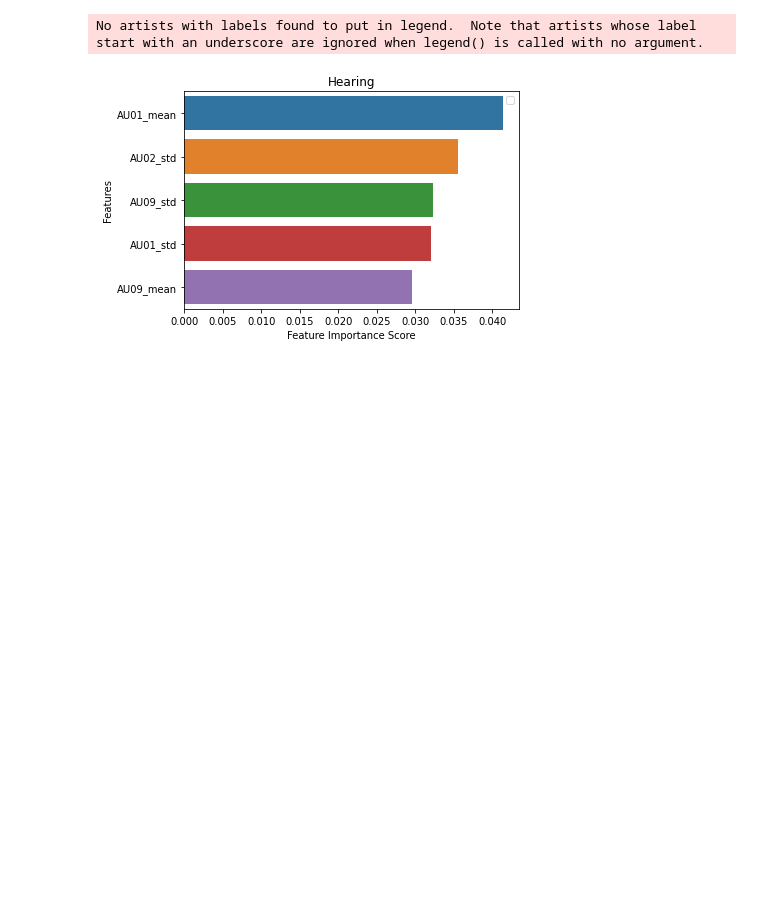
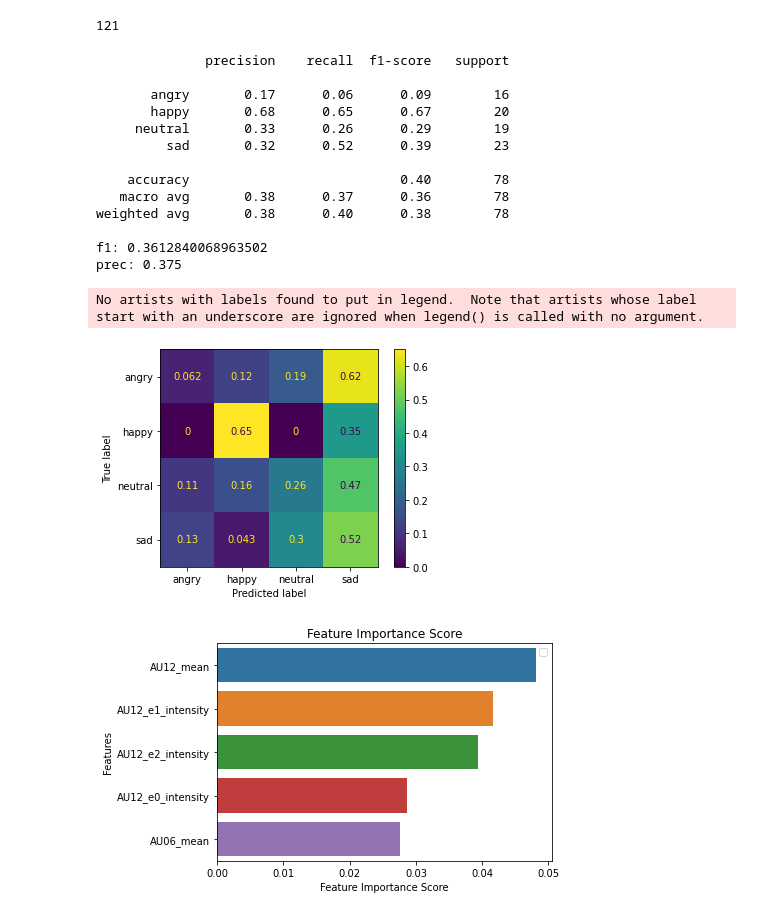
Before and after one commit to deangeckt/EmotionsInSignLanguage, a Jupyter notebook: open_face/ml.ipynb, the cells around one changed output. Cells and saved outputs as stored; diff of their text form; code cells hidden in the pictures; blank space fills up the shorter version.

```diff
--- a/open_face/ml.ipynb
+++ b/open_face/ml.ipynb
@@ -63,44 +61,60 @@ import seaborn as sns
 clf = RandomForestClassifier(criterion='entropy')
 clf.fit(df, labels)
 feature_imp = pd.Series(clf.feature_importances_,index=df.columns.tolist()).sort_values(ascending=False)
-feature_imp = feature_imp[0:5]
+
+def plot_importance(clf):
+    clf.fit(df, labels)
+    feature_imp_ = pd.Series(clf.feature_importances_,index=df.columns.tolist()).sort_values(ascending=False)
+    feature_imp_ = feature_imp_[0:5]
 
 
-sns.barplot(x=feature_imp, y=feature_imp.index)
-plt.xlabel('Feature Importance Score')
-plt.ylabel('Features')
-plt.title("Hearing")
-# plt.title("Hearing - Vs. None hearing")
-plt.legend()
-plt.show()
+    sns.barplot(x=feature_imp_, y=feature_imp_.index)
+    plt.xlabel('Feature Importance Score')
+    plt.ylabel('Features')
+    plt.title("Feature Importance Score")
+    # plt.title("Hearing - Vs. None hearing")
+    plt.legend()
+    plt.show()
+
+# plot_importance(clf)
+len(feature_imp)
 # %% [output]
-No artists with labels found to put in legend.  Note that artists whose label start with an underscore are ignored when legend() is called with no argument.
+121
-[figure, removed]
 # %%
-import matplotlib.pyplot as plt
-from sklearn.datasets import make_classification
-from sklearn.metrics import confusion_matrix, ConfusionMatrixDisplay
-from sklearn.model_selection import train_test_split
-from sklearn.metrics import classification_report
-from sklearn.metrics import f1_score
-from sklearn.metrics import precision_score
+xtrain = X_train[feature_imp[0:19].index.to_list()]
+xtest = X_test[feature_imp[0:19].index.to_list()]
 
 
-clf = RandomForestClassifier(criterion='entropy', max_depth=9)
-
-xtrain = subsample_features(X_train, feature_imp[0:60])
-xtest = subsample_features(X_test, feature_imp[0:60])
-
+clf = RandomForestClassifier(criterion='entropy', max_depth=5)
 clf.fit(xtrain, y_train)
 
 y_pred = clf.predict(xtest)
 print(classification_report(y_test, y_pred, labels=clf.classes_))
 f1_ = f1_score(y_test, y_pred, average='macro')
 prec = precision_score(y_test, y_pred, average='macro')
 print(f'f1: {f1_}')
 print(f'prec: {prec}')
 
 cm = confusion_matrix(y_test, y_pred, labels=clf.classes_, normalize='true')
 disp = ConfusionMatrixDisplay(confusion_matrix=cm, display_labels=clf.classes_)
 disp.plot()
+plt.figure()
+plot_importance(clf)
+# %% [output]
+              precision    recall  f1-score   support
+
+       angry       0.17      0.06      0.09        16
+       happy       0.68      0.65      0.67        20
+     neutral       0.33      0.26      0.29        19
+         sad       0.32      0.52      0.39        23
+
+    accuracy                           0.40        78
+   macro avg       0.38      0.37      0.36        78
+weighted avg       0.38      0.40      0.38        78
+
+f1: 0.3612840068963502
+prec: 0.375
+No artists with labels found to put in legend.  Note that artists whose label start with an underscore are ignored when legend() is called with no argument.
+[figure, added]
+[figure, added]
 # %%
```
Also changed, not shown: parts of 8 cells of this notebook.
